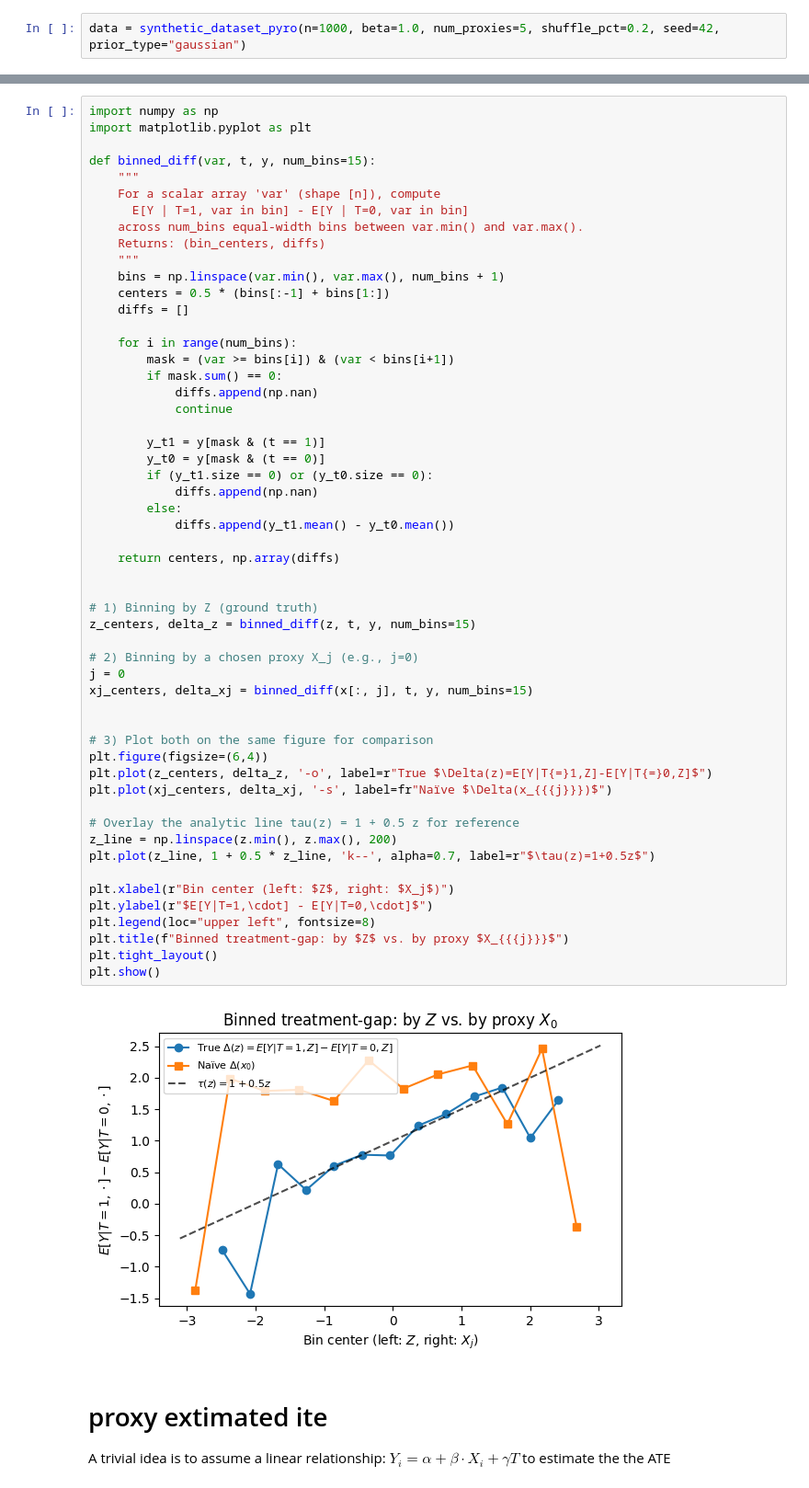
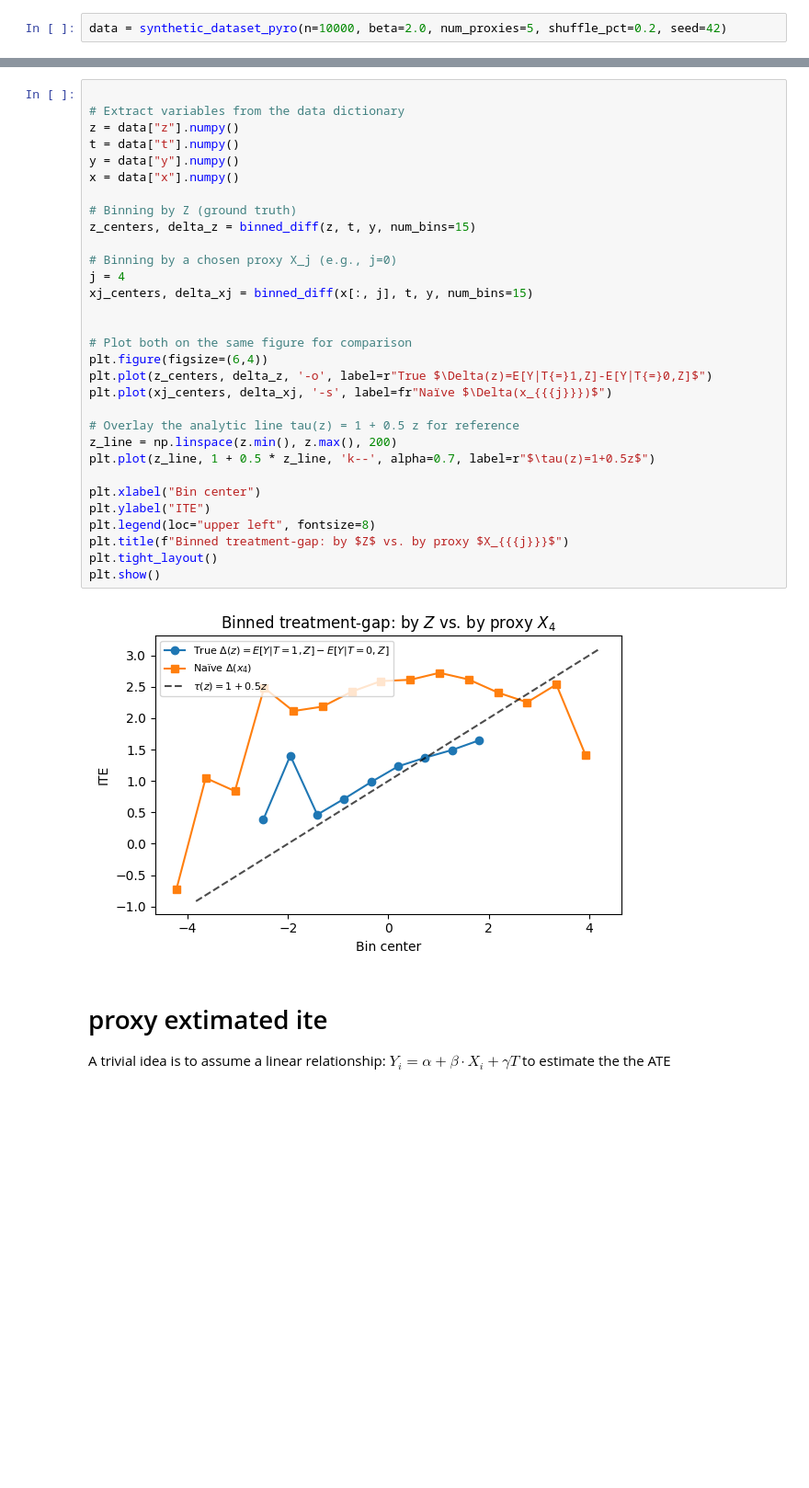
Before and after one commit to christianfaccio/causal_machine_learning, a Jupyter notebook: src/data_gen_test.ipynb, the cells around one changed output, grey strips where cells are left out. Shown at 92% size. Saved outputs shown, nothing was run; the diff lists cells and outputs as text; blank space fills up the shorter version.

Commit message:
finished data generating function

```diff
--- a/src/data_gen_test.ipynb
+++ b/src/data_gen_test.ipynb
@@ -103,2 +236,2 @@ def plot_z_with_ite(data):
 # %%
-data = synthetic_dataset_pyro(n=1000, beta=1.0, num_proxies=5, shuffle_pct=0.2, seed=42, prior_type="gaussian")
+data = synthetic_dataset_pyro(n=10000, beta=2.0, num_proxies=5, shuffle_pct=0.2, seed=42)
@@ -165,59 +238,36 @@ plt.show()
 # %%
-import numpy as np
-import matplotlib.pyplot as plt
 
-def binned_diff(var, t, y, num_bins=15):
-    """
-    For a scalar array 'var' (shape [n]), compute
-      E[Y | T=1, var in bin] - E[Y | T=0, var in bin]
-    across num_bins equal‐width bins between var.min() and var.max().
-    Returns: (bin_centers, diffs)
-    """
-    bins = np.linspace(var.min(), var.max(), num_bins + 1)
-    centers = 0.5 * (bins[:-1] + bins[1:])
-    diffs = []
+# Extract variables from the data dictionary
+z = data["z"].numpy()
+t = data["t"].numpy()
+y = data["y"].numpy()
+x = data["x"].numpy()
 
-    for i in range(num_bins):
-        mask = (var >= bins[i]) & (var < bins[i+1])
-        if mask.sum() == 0:
-            diffs.append(np.nan)
-            continue
-
-        y_t1 = y[mask & (t == 1)]
-        y_t0 = y[mask & (t == 0)]
-        if (y_t1.size == 0) or (y_t0.size == 0):
-            diffs.append(np.nan)
-        else:
-            diffs.append(y_t1.mean() - y_t0.mean())
-
-    return centers, np.array(diffs)
-
-
-# 1) Binning by Z (ground truth)
+# Binning by Z (ground truth)
 z_centers, delta_z = binned_diff(z, t, y, num_bins=15)
 
-# 2) Binning by a chosen proxy X_j (e.g., j=0)
-j = 0
+# Binning by a chosen proxy X_j (e.g., j=0)
+j = 4
 xj_centers, delta_xj = binned_diff(x[:, j], t, y, num_bins=15)
 
 
-# 3) Plot both on the same figure for comparison
+# Plot both on the same figure for comparison
 plt.figure(figsize=(6,4))
 plt.plot(z_centers, delta_z, '-o', label=r"True $\Delta(z)=E[Y|T{=}1,Z]-E[Y|T{=}0,Z]$")
 plt.plot(xj_centers, delta_xj, '-s', label=fr"Naïve $\Delta(x_{{{j}}})$")
 
 # Overlay the analytic line tau(z) = 1 + 0.5 z for reference
 z_line = np.linspace(z.min(), z.max(), 200)
 plt.plot(z_line, 1 + 0.5 * z_line, 'k--', alpha=0.7, label=r"$\tau(z)=1+0.5z$")
 
-plt.xlabel(r"Bin center (left: $Z$, right: $X_j$)")
-plt.ylabel(r"$E[Y|T=1,\cdot] - E[Y|T=0,\cdot]$")
+plt.xlabel("Bin center")
+plt.ylabel("ITE")
 plt.legend(loc="upper left", fontsize=8)
-plt.title(f"Binned treatment‐gap: by $Z$ vs. by proxy $X_{{{j}}}$")
+plt.title(f"Binned treatment-gap: by $Z$ vs. by proxy $X_{{{j}}}$")
 plt.tight_layout()
 plt.show()
 # %% [output]
-[figure, old version]
+[figure, new version]
 # %% [markdown]
 # proxy extimated ite
 
```
Also changed, not shown: parts of 19 cells of this notebook, 2 other files.
